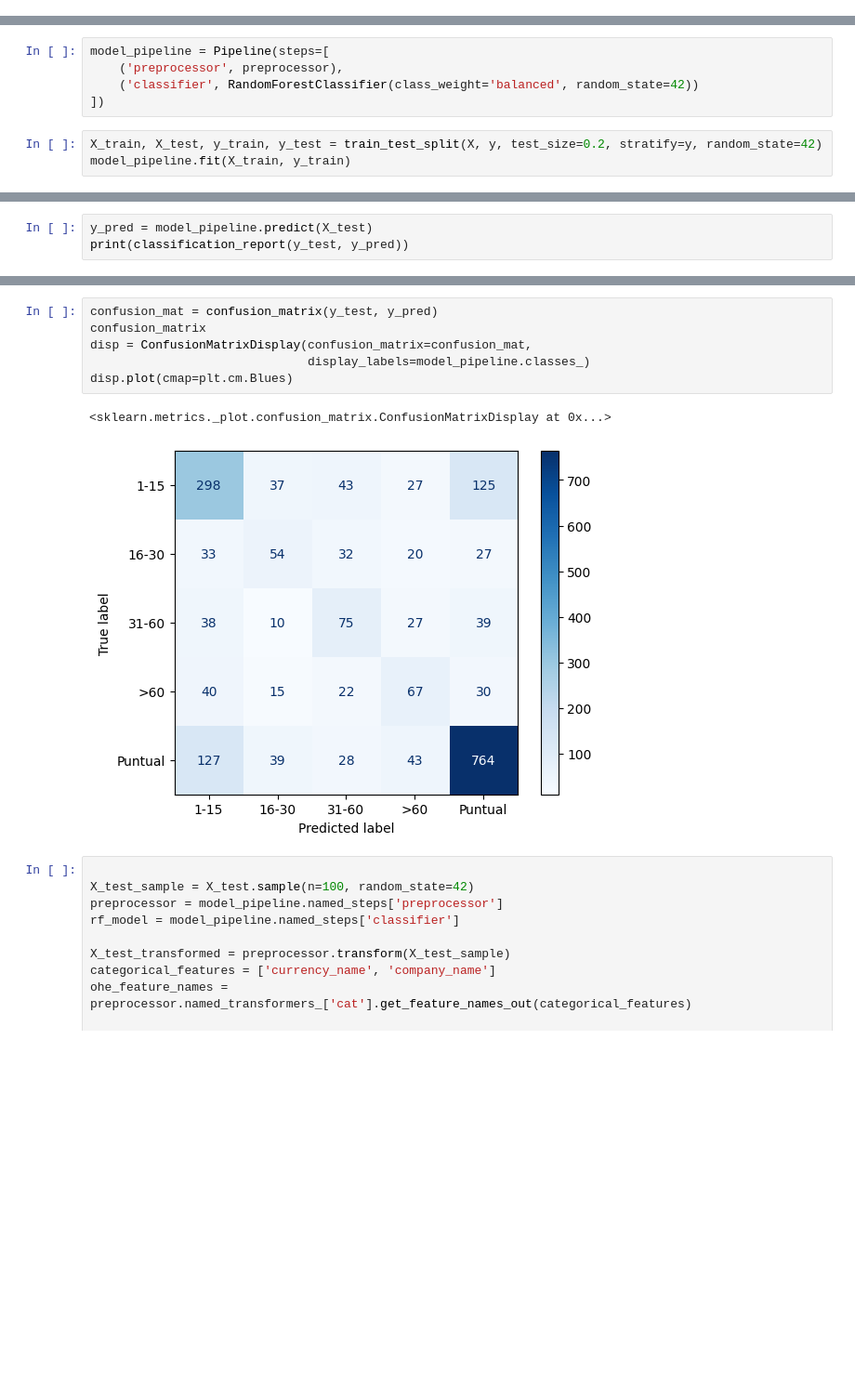
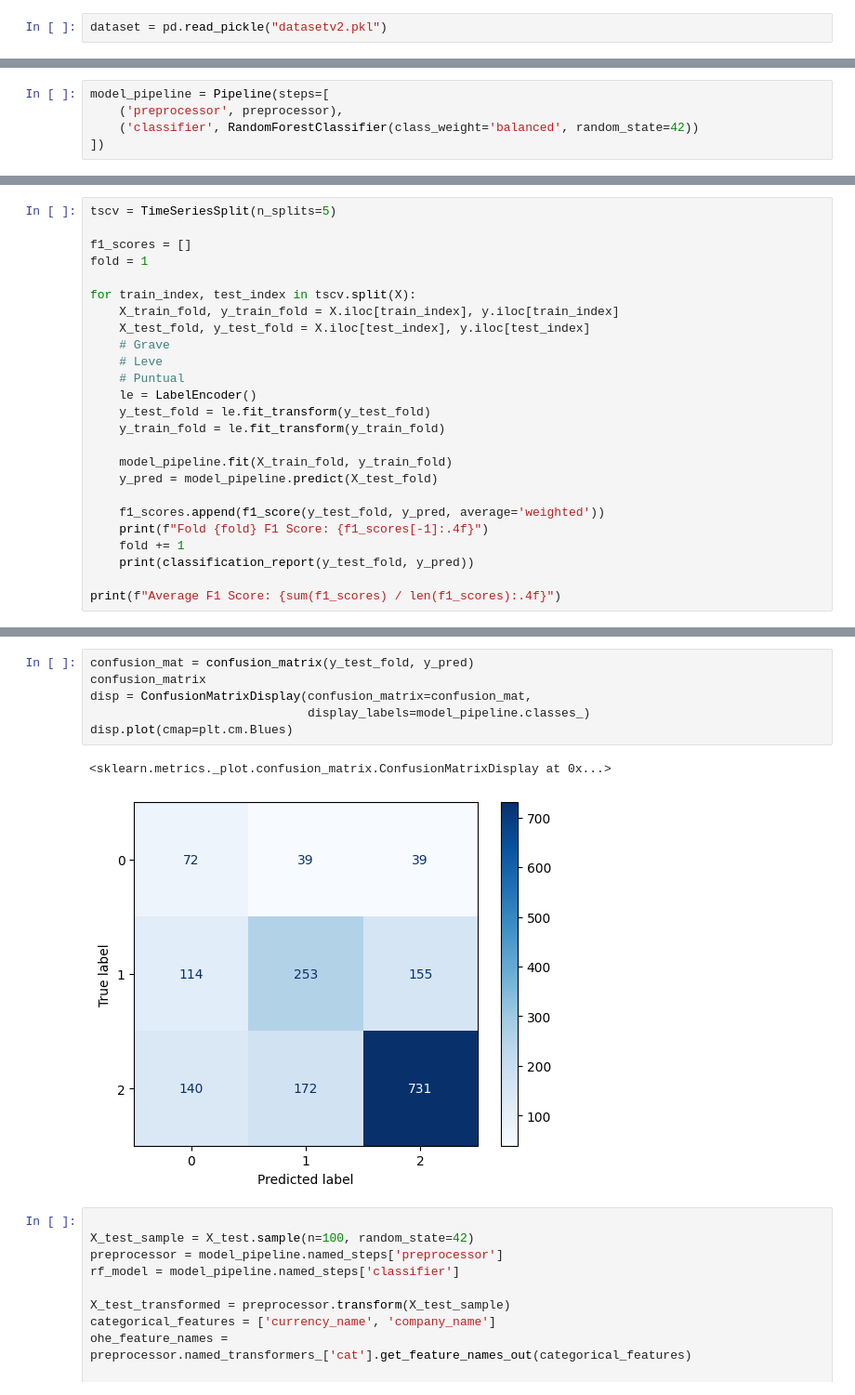
Before and after one commit to isma-fernandez/ai-agent-invoice-payment-prediction-b2b, a Jupyter notebook: baseline.ipynb, the cells around one changed output, grey strips where cells are left out. Shown at 93% size. Drawn from its saved outputs; the diff is of its cells as text; blank space fills up the shorter version.

Commit message:
Modelo baseline + primeras optimizaciones

```diff
--- a/baseline.ipynb
+++ b/baseline.ipynb
@@ -13,3 +32,5 @@ dataset = pd.read_pickle("dataset.pkl")
+# %%
+dataset = pd.read_pickle("datasetv2.pkl")
 # %%
 dataset.columns
 # %% [output]
@@ -55,6 +77,3 @@ model_pipeline = Pipeline(steps=[
     ('preprocessor', preprocessor),
     ('classifier', RandomForestClassifier(class_weight='balanced', random_state=42))
 ])
-# %%
-X_train, X_test, y_train, y_test = train_test_split(X, y, test_size=0.2, stratify=y, random_state=42)
-model_pipeline.fit(X_train, y_train)
@@ -71,3 +79,0 @@ Pipeline(steps=[('preprocessor',
-# %%
-y_pred = model_pipeline.predict(X_test)
-print(classification_report(y_test, y_pred))
@@ -85,0 +80,25 @@ weighted avg       0.61      0.61      0.61      2060
+# %%
+tscv = TimeSeriesSplit(n_splits=5)
+
+f1_scores = []
+fold = 1
+
+for train_index, test_index in tscv.split(X):
+    X_train_fold, y_train_fold = X.iloc[train_index], y.iloc[train_index]
+    X_test_fold, y_test_fold = X.iloc[test_index], y.iloc[test_index]
+    # Grave
+    # Leve
+    # Puntual
+    le = LabelEncoder()
+    y_test_fold = le.fit_transform(y_test_fold)
+    y_train_fold = le.fit_transform(y_train_fold)
+
+    model_pipeline.fit(X_train_fold, y_train_fold)
+    y_pred = model_pipeline.predict(X_test_fold)
+
+    f1_scores.append(f1_score(y_test_fold, y_pred, average='weighted'))
+    print(f"Fold {fold} F1 Score: {f1_scores[-1]:.4f}")
+    fold += 1
+    print(classification_report(y_test_fold, y_pred))
+
+print(f"Average F1 Score: {sum(f1_scores) / len(f1_scores):.4f}")
@@ -86,12 +123,12 @@ weighted avg       0.61      0.61      0.61      2060
 # %%
-confusion_mat = confusion_matrix(y_test, y_pred)
+confusion_mat = confusion_matrix(y_test_fold, y_pred)
 confusion_matrix
 disp = ConfusionMatrixDisplay(confusion_matrix=confusion_mat,
                               display_labels=model_pipeline.classes_)
 disp.plot(cmap=plt.cm.Blues)
 # %% [output]
 <sklearn.metrics._plot.confusion_matrix.ConfusionMatrixDisplay at 0x...>
-[figure, old version]
+[figure, new version]
 # %%
 
 X_test_sample = X_test.sample(n=100, random_state=42)
```
Also changed, not shown: parts of 18 cells of this notebook.
